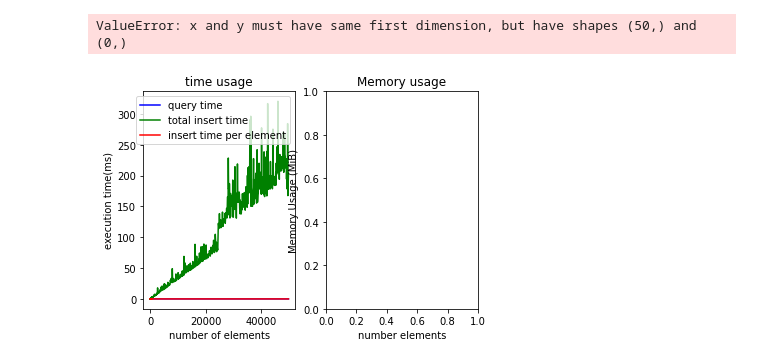
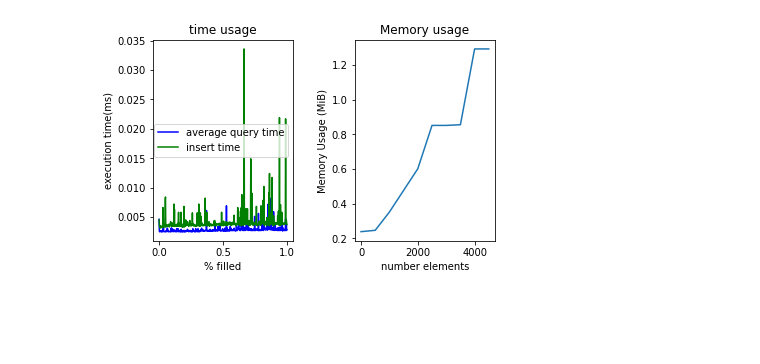
Before and after one commit to jackychen08/Computational_genomics, a Jupyter notebook: final_project/create_benchmark_plots.ipynb, the cells around one changed output. Saved outputs shown, nothing was run; the diff lists cells and outputs as text; code cells hidden in the pictures; blank space fills up the shorter version.

```diff
--- a/final_project/create_benchmark_plots.ipynb
+++ b/final_project/create_benchmark_plots.ipynb
@@ -18,26 +20,25 @@ for i in lines:
 # %%
-time = pd.read_csv("time_benchmark.csv",delimiter=',',index_col=0)
+time = pd.read_csv("time_benchmark.csv",delimiter=',',index_col = 0)
 
 fig, (ax1,ax2) = plt.subplots(1,2)
 
+percent_filled = time.index/5000
 
+ax1.plot(percent_filled,time["search_total_time"],label = "average query time",color = 'b')
+ax1.plot(percent_filled,time["insert_total_time"],label = "insert time",color = 'g')
 
-ax1.plot(time["query"],label = "query time",color = 'b')
-ax1.plot(time["insert_total"],label = "total insert time",color = 'g')
-ax1.plot(time["insert_total"]/time.index,label = "insert time per element",color = 'red')
-ax1.set_xlabel("number of elements")
+ax1.set_xlabel("% filled")
 ax1.set_ylabel("execution time(ms)")
 ax1.set_title("time usage")
 
 ax1.legend()
 
-
+num_items = np.arange(0,5000,500)
 
 ax2.set_xlabel("number elements")
 ax2.set_ylabel("Memory Usage (MiB)")
 ax2.set_title("Memory usage")
 ax2.plot(num_items,mem)
 fig.tight_layout(pad=2.0)
 # %% [output]
-ValueError: x and y must have same first dimension, but have shapes (50,) and (0,)
-[figure, old version]
+[figure, new version]
```
Also changed, not shown: parts of 1 cell of this notebook, 16 other files.
